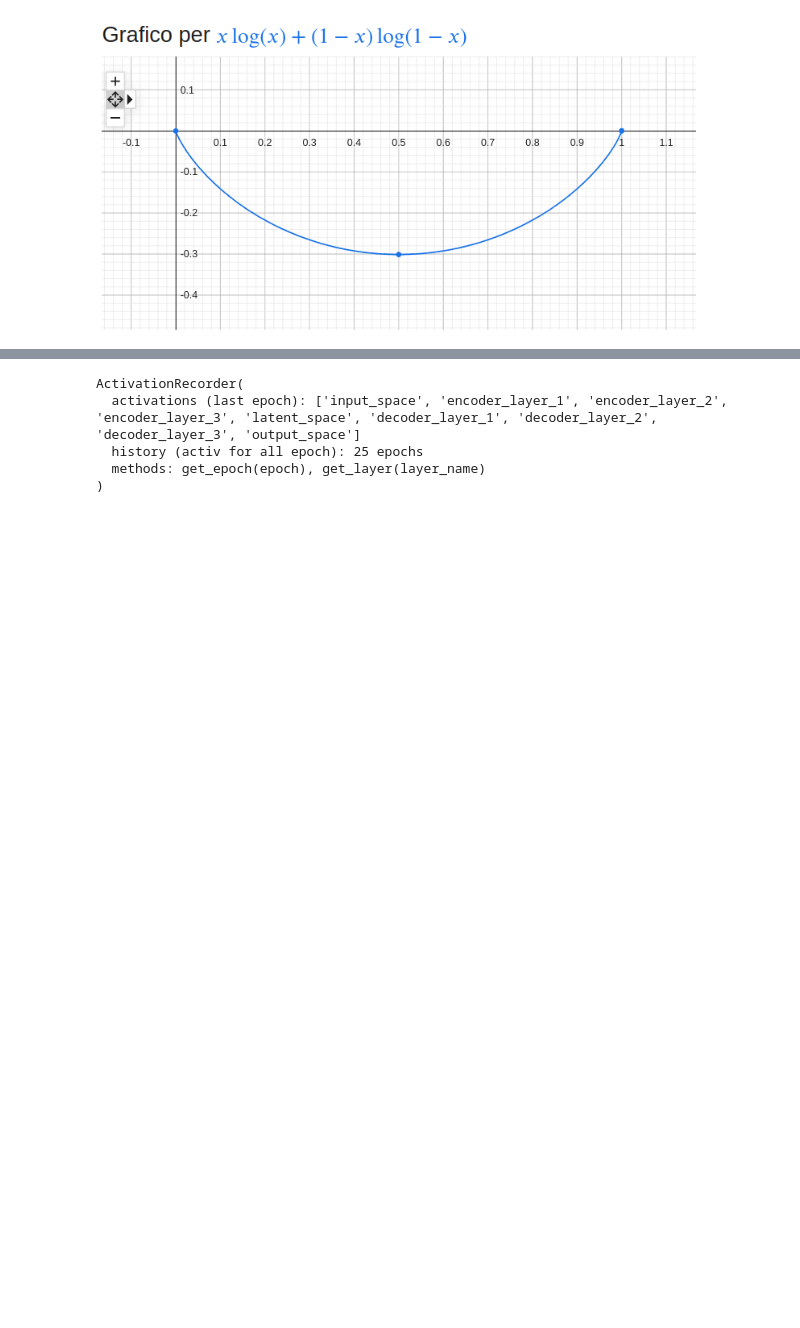
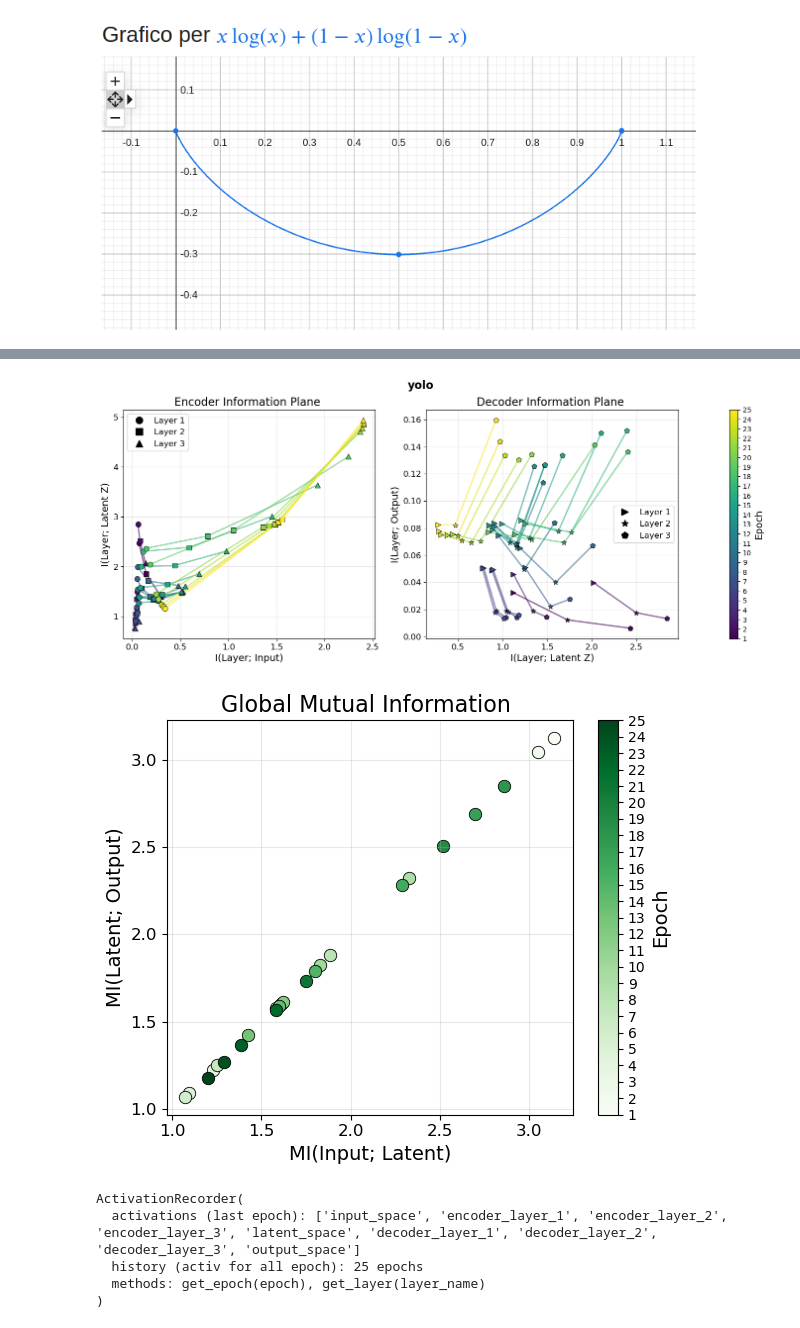
Before and after one commit to FrancescoLR02/InformationTheoryProject, a Jupyter notebook: Restyle.ipynb, the cells around one changed output, grey strips where cells are left out. Cells and saved outputs as stored; diff of their text form; code cells hidden in the pictures; blank space fills up the shorter version.

```diff
--- a/Restyle.ipynb
+++ b/Restyle.ipynb
@@ -626,7 +631,10 @@ a['model'].plot_loss()
 # %%
 #a['mi_history'].decoder
 # %%
-#PlotInfoPlane(a['mi_history'], start_epoch=0, end_epoch=-1, Step=1, suptitle="yolo")
+PlotInfoPlane(a['mi_history'], start_epoch=0, end_epoch=-1, Step=1, suptitle="yolo")
+# %% [output]
+[figure, added]
+[figure, added]
 # %%
 a['recorder']
 # %% [output]
```
Also changed, not shown: parts of 7 cells of this notebook, 2 other files.
